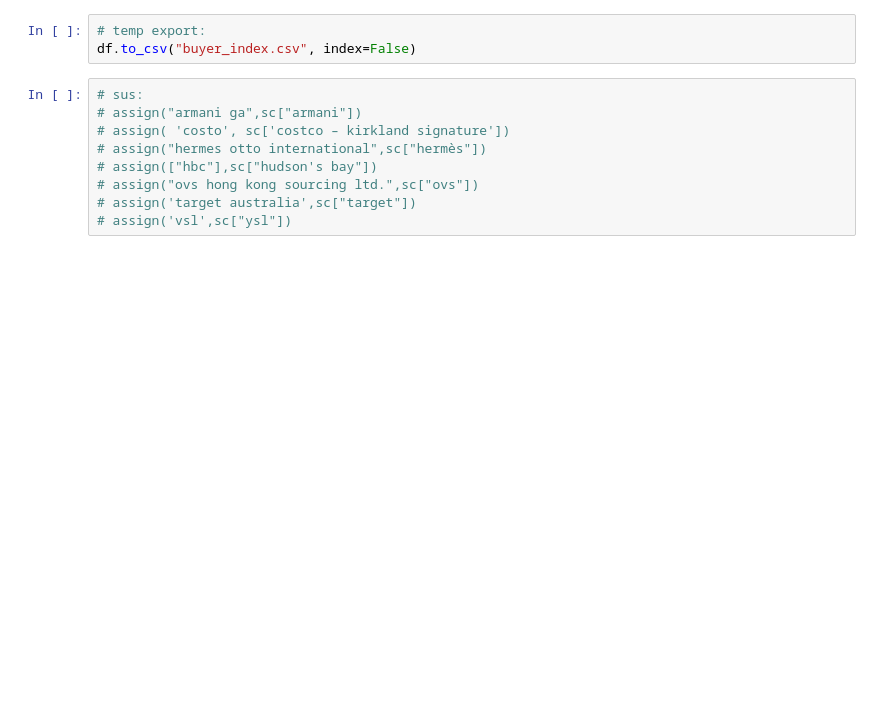
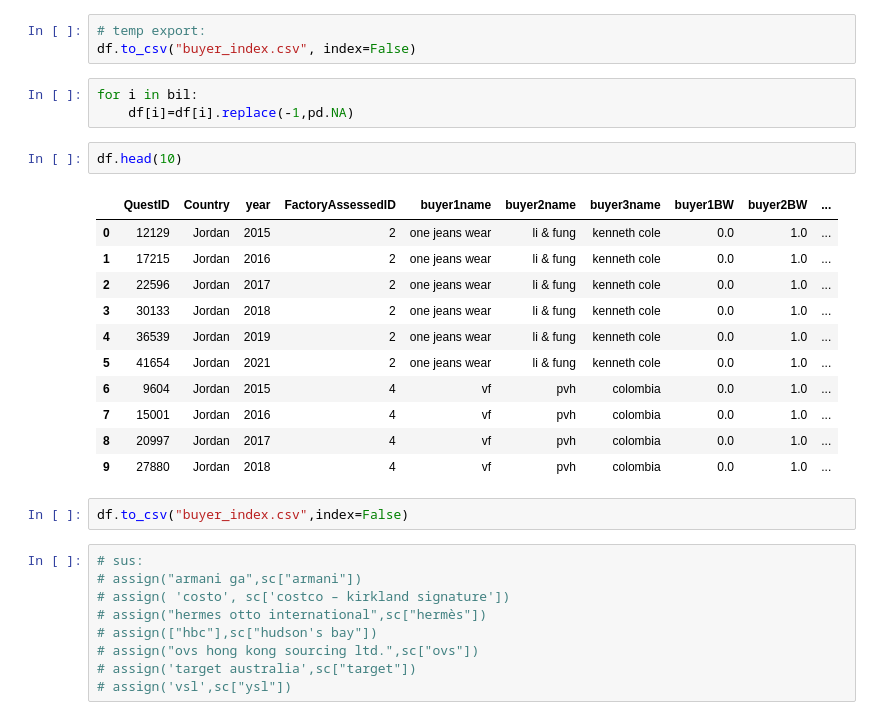
Before and after one commit to xolyn/labor_audit, a Jupyter notebook: Lingyu Zhou/w4/w4.ipynb, the cells around one changed output. Cells and saved outputs as stored; diff of their text form; blank space fills up the shorter version.

```diff
--- a/Lingyu Zhou/w4/w4.ipynb
+++ b/Lingyu Zhou/w4/w4.ipynb
@@ -173,6 +173,25 @@ assign('zalando, karstadt, daniel hechter',sc["zalando"])
 # %%
 # temp export:
 df.to_csv("buyer_index.csv", index=False)
+# %%
+for i in bil:
+    df[i]=df[i].replace(-1,pd.NA)
+# %%
+df.head(10)
+# %% [output]
+|  | QuestID | Country | year | FactoryAssessedID | buyer1name | buyer2name | buyer3name | buyer1BW | buyer2BW | ... |
+| 0 | 12129 | Jordan | 2015 | 2 | one jeans wear | li & fung | kenneth cole | 0.0 | 1.0 | ... |
+| 1 | 17215 | Jordan | 2016 | 2 | one jeans wear | li & fung | kenneth cole | 0.0 | 1.0 | ... |
+| 2 | 22596 | Jordan | 2017 | 2 | one jeans wear | li & fung | kenneth cole | 0.0 | 1.0 | ... |
+| 3 | 30133 | Jordan | 2018 | 2 | one jeans wear | li & fung | kenneth cole | 0.0 | 1.0 | ... |
+| 4 | 36539 | Jordan | 2019 | 2 | one jeans wear | li & fung | kenneth cole | 0.0 | 1.0 | ... |
+| 5 | 41654 | Jordan | 2021 | 2 | one jeans wear | li & fung | kenneth cole | 0.0 | 1.0 | ... |
+| 6 | 9604 | Jordan | 2015 | 4 | vf | pvh | colombia | 0.0 | 1.0 | ... |
+| 7 | 15001 | Jordan | 2016 | 4 | vf | pvh | colombia | 0.0 | 1.0 | ... |
+| 8 | 20997 | Jordan | 2017 | 4 | vf | pvh | colombia | 0.0 | 1.0 | ... |
+| 9 | 27880 | Jordan | 2018 | 4 | vf | pvh | colombia | 0.0 | 1.0 | ... |
+# %%
+df.to_csv("buyer_index.csv",index=False)
 # %%
 # sus:
 # assign("armani ga",sc["armani"])
```
Also changed, not shown: 2 other files.
